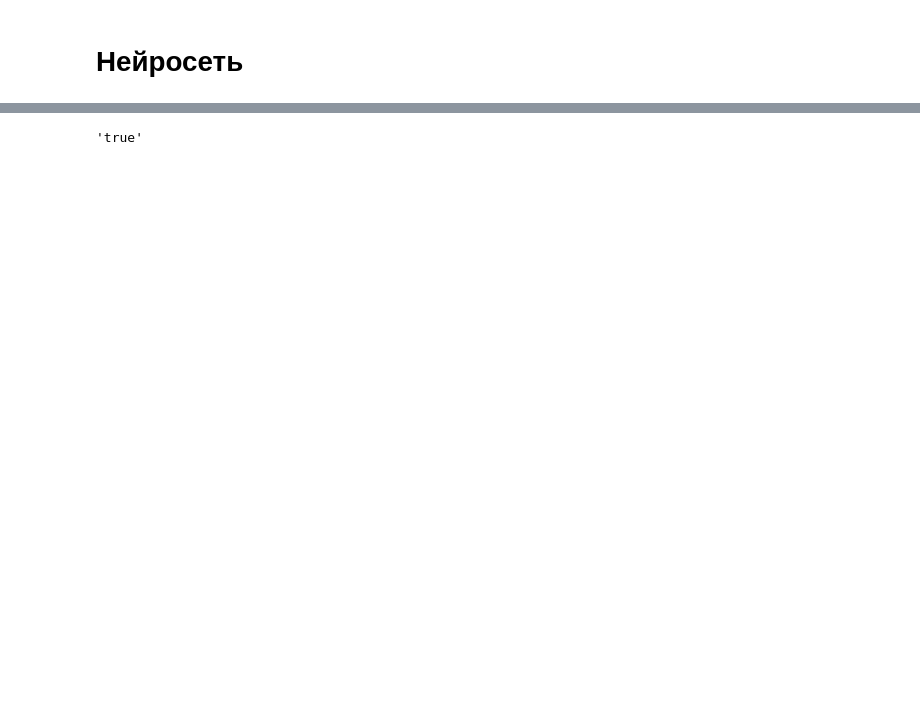
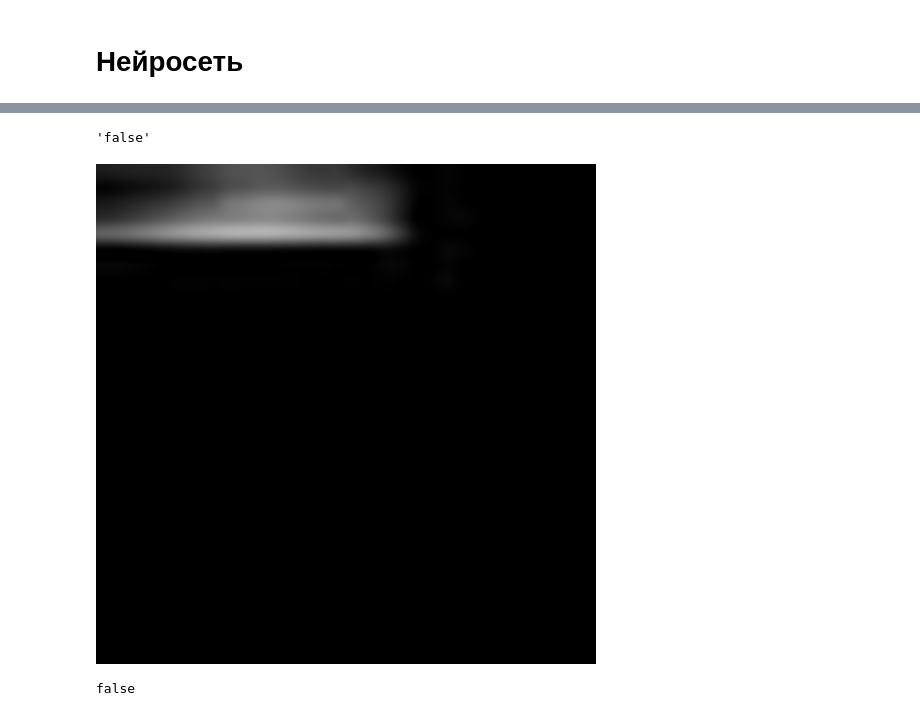
Before and after one commit to AlexanderVinarsky/Muography_Research, a Jupyter notebook: Muography_Research.ipynb, the cells around one changed output, grey strips where cells are left out. Saved outputs shown, nothing was run; the diff lists cells and outputs as text; code cells hidden in the pictures; blank space fills up the shorter version.

```diff
--- a/Muography_Research.ipynb
+++ b/Muography_Research.ipynb
@@ -281,10 +254,19 @@ Epoch 10/10
 # %%
-testImage = '/content/drive/MyDrive/Muons/Figures/true/figure1.jpeg'
+testImage = '/content/drive/MyDrive/Muons/Figures/false/figure21.jpeg'
+
 test_image=load_img(testImage, target_size=(32,32))
 test_image=img_to_array(test_image)
 test_image=np.expand_dims(test_image,axis=0)
 result=classifier.predict(test_image,verbose=0)
-
-ResultMap[np.argmax(result)]
 # %% [output]
-'true'
+'false'
+# %%
+image = Image.open(testImage)
+image = image.resize((500, 500))
+image
+# %% [output]
+[figure, added]
+# %%
+print(ResultMap[np.argmax(result)])
+# %% [output]
+false
```
Also changed, not shown: parts of 16 cells of this notebook.
